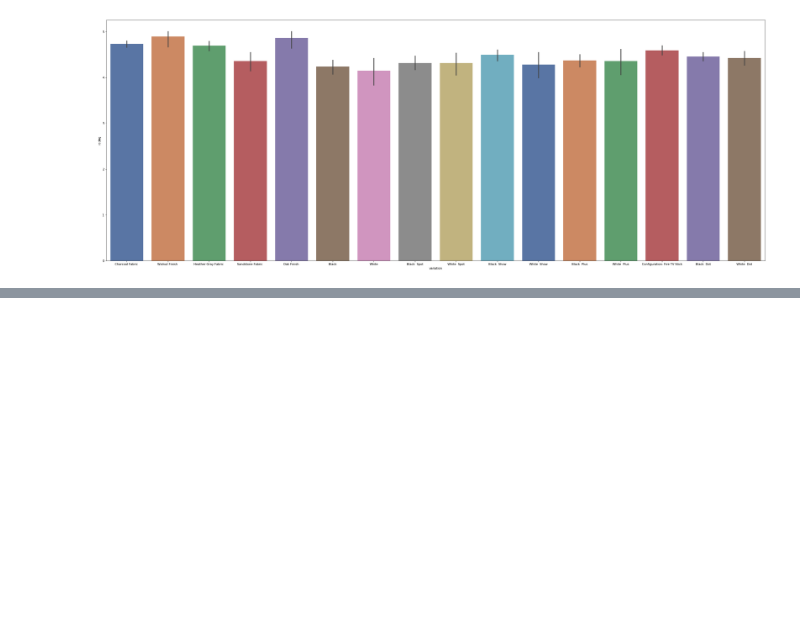
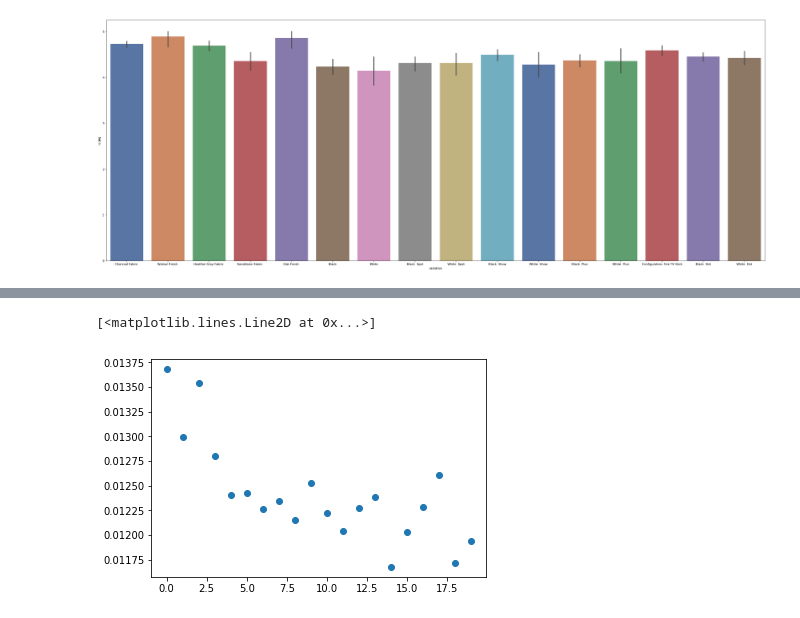
Before and after one commit to miguelzeph/Data_Science_Base, a Jupyter notebook: 11_Deep_Learning_TensorFlow/03_NN_Classificacao/01_amazon/Program.ipynb, the cells around one changed output, grey strips where cells are left out. Drawn from its saved outputs; the diff is of its cells as text; code cells hidden in the pictures; blank space fills up the shorter version.

```diff
--- a/11_Deep_Learning_TensorFlow/03_NN_Classificacao/01_amazon/Program.ipynb
+++ b/11_Deep_Learning_TensorFlow/03_NN_Classificacao/01_amazon/Program.ipynb
@@ -115,0 +285,27 @@ sns.barplot(x='variation', y = 'rating',
+# %%
+classifier = tf.keras.models.Sequential()
+
+#Camada de Entrada
+classifier.add(tf.keras.layers.Dense(
+    units=400,
+    activation = "relu",
+    input_shape = (X_train.shape[1],)#4060
+    )
+)
+
+#Camada Oculta
+classifier.add(tf.keras.layers.Dense(
+    units=400,
+    activation = "relu",
+    )
+)
+
+#Camada de Saída
+classifier.add(tf.keras.layers.Dense(
+    units=1,
+    activation = "sigmoid",#Vai retornar uma probabilidade... 0 até 1, quanto mais próximo de 1 o texto é positivo
+    # quanto mais próximo de 0 o texto é negativo
+    )
+)
+
+classifier.summary()
@@ -115,0 +419,5 @@ sns.barplot(x='variation', y = 'rating',
+# %%
+plt.plot(history.history['loss'],'o')
+# %% [output]
+[<matplotlib.lines.Line2D at 0x...>]
+[figure, added]
```
Also changed, not shown: parts of 53 cells of this notebook.
